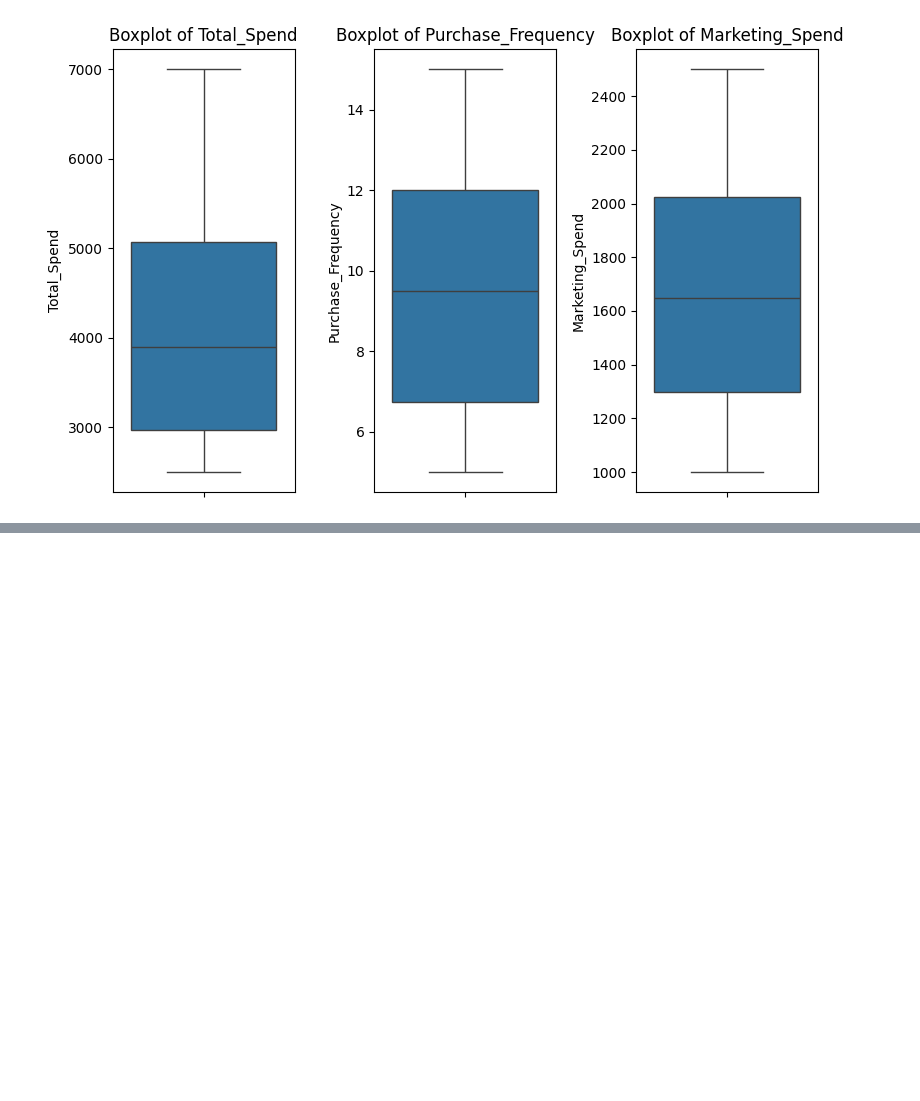
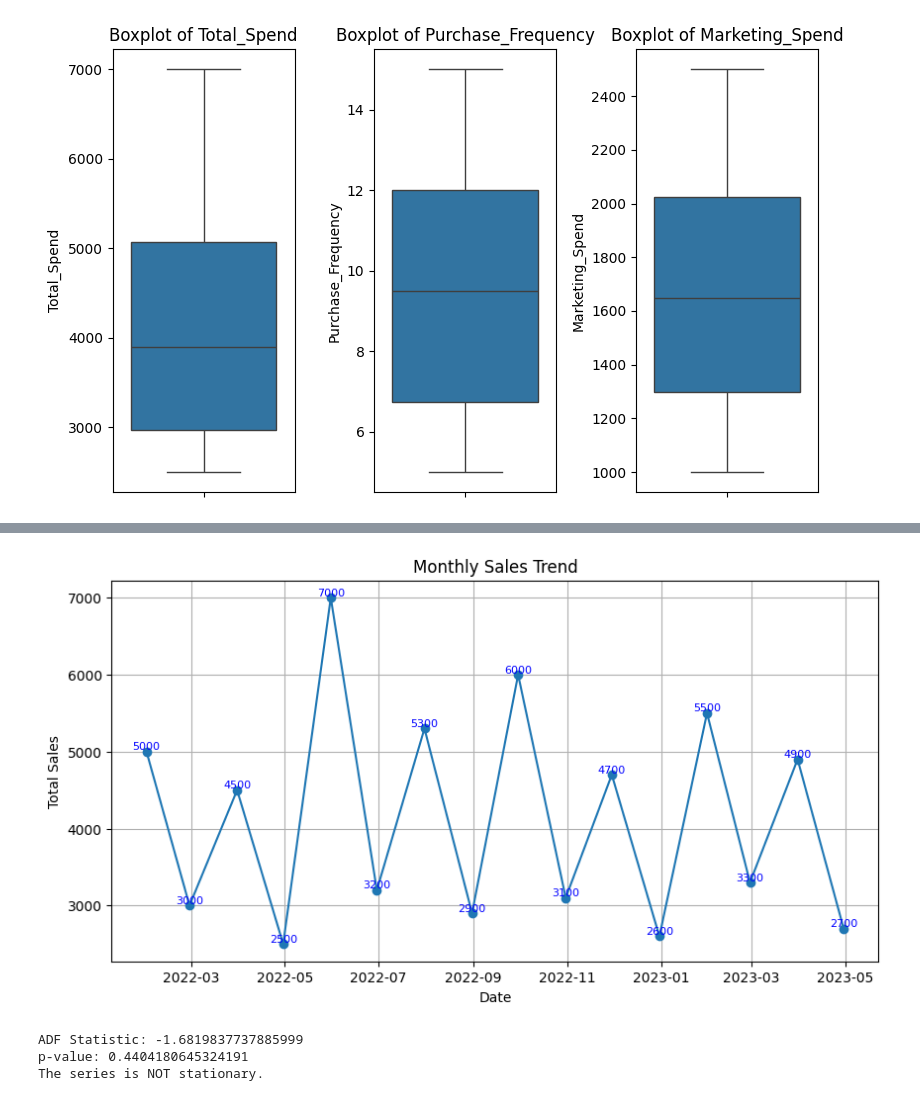
Before and after one commit to Rifayabanu/Project3, a Jupyter notebook: ProjectWeek3.ipynb, the cells around one changed output, grey strips where cells are left out. Cells and saved outputs as stored; diff of their text form; code cells hidden in the pictures; blank space fills up the shorter version.

```diff
--- a/ProjectWeek3.ipynb
+++ b/ProjectWeek3.ipynb
@@ -91,0 +213,48 @@ plt.show()
+# %%
+#Use Time Series Forecasting (ARIMA/Prophet) to predict future monthly sales.
+from statsmodels.tsa.stattools import adfuller
+from statsmodels.tsa.arima.model import ARIMA
+import warnings
+
+warnings.filterwarnings("ignore")
+
+date_range = pd.date_range(start="2022-01-01", periods=16, freq="M")  # Monthly data
+sales_data = {
+    'Date': date_range,
+    'Total_Spend': [5000, 3000, 4500, 2500, 7000, 3200, 5300, 2900,
+                    6000, 3100, 4700, 2600, 5500, 3300, 4900, 2700]
+}
+
+df = pd.DataFrame(sales_data)
+df.set_index('Date', inplace=True)
+
+# Plot the sales trend
+plt.figure(figsize=(10,5))
+plt.plot(df, marker='o', linestyle='-')
+for date, value in zip(df.index, df['Total_Spend']):
+    plt.text(date, value, f'{value}', ha='center', va='bottom', fontsize=8, color='blue')
+
+plt.xlabel("Date")
+plt.ylabel("Total Sales")
+plt.title("Monthly Sales Trend")
+plt.grid()
+plt.show()
+# %% [output]
+[figure, added]
+# %%
+# Function to perform Dickey-Fuller test
+def check_stationarity(series):
+    result = adfuller(series)
+    print("ADF Statistic:", result[0])
+    print("p-value:", result[1])
+    if result[1] < 0.05:
+        print("The series is stationary.")
+    else:
+        print("The series is NOT stationary.")
+
+# Check stationarity
+check_stationarity(df['Total_Spend'])
+# %% [output]
+ADF Statistic: -1.6819837737885999
+p-value: 0.4404180645324191
+The series is NOT stationary.
```
Also changed, not shown: parts of 20 cells of this notebook.
